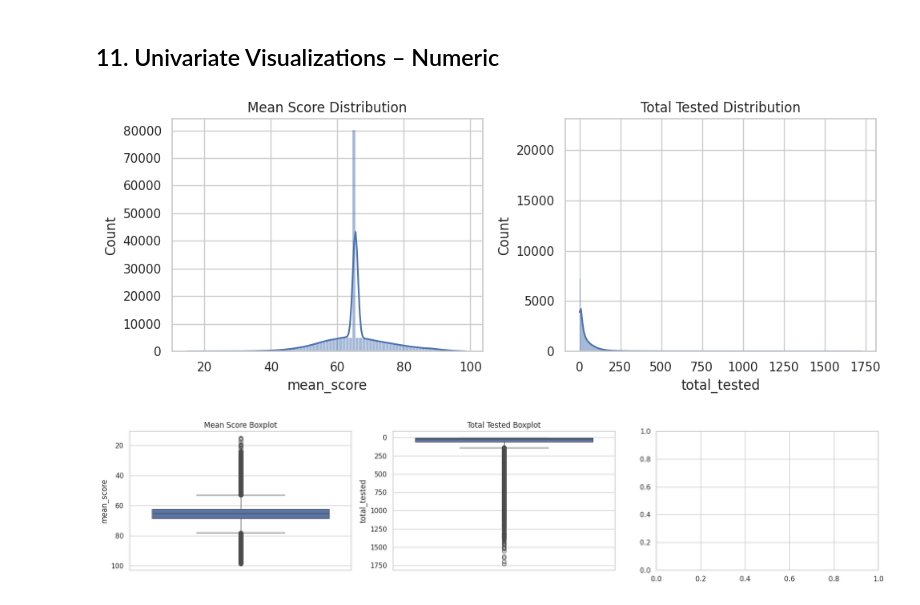
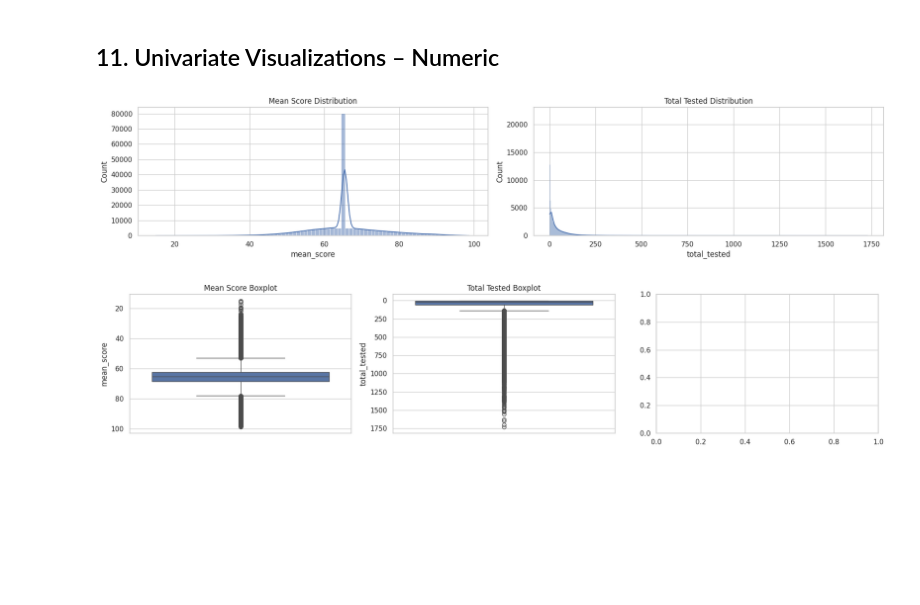
Before and after one commit to Yangster007/Python-Project, a Jupyter notebook: Project_1.ipynb, the cells around one changed output. Saved outputs shown, nothing was run; the diff lists cells and outputs as text; code cells hidden in the pictures; blank space fills up the shorter version.

```diff
--- a/Project_1.ipynb
+++ b/Project_1.ipynb
@@ -430,18 +430,18 @@ for col in ['school_name', 'total_tested', 'mean_score']:
 # %% [markdown]
 ## 11. Univariate Visualizations – Numeric
 # %%
-fig, axes = plt.subplots(1, 2, figsize=(10, 4))
+fig, axes = plt.subplots(1, 2, figsize=(18, 4))
 
 sns.histplot(df['mean_score'], bins=10, kde=True, ax=axes[0])
 axes[0].set_title('Mean Score Distribution')
 
-sns.histplot(df['total_tested'], bins=50, kde=True, ax=axes[1])
+sns.histplot(df['total_tested'], bins=30, kde=True, ax=axes[1])
 axes[1].set_title('Total Tested Distribution')
 
 plt.tight_layout()
 plt.show()
 # %% [output]
-[figure, old version]
+[figure, new version]
 # %%
 fig, axes = plt.subplots(1, 3, figsize=(18, 4))
 
```
Also changed, not shown: parts of 1 cell of this notebook.
